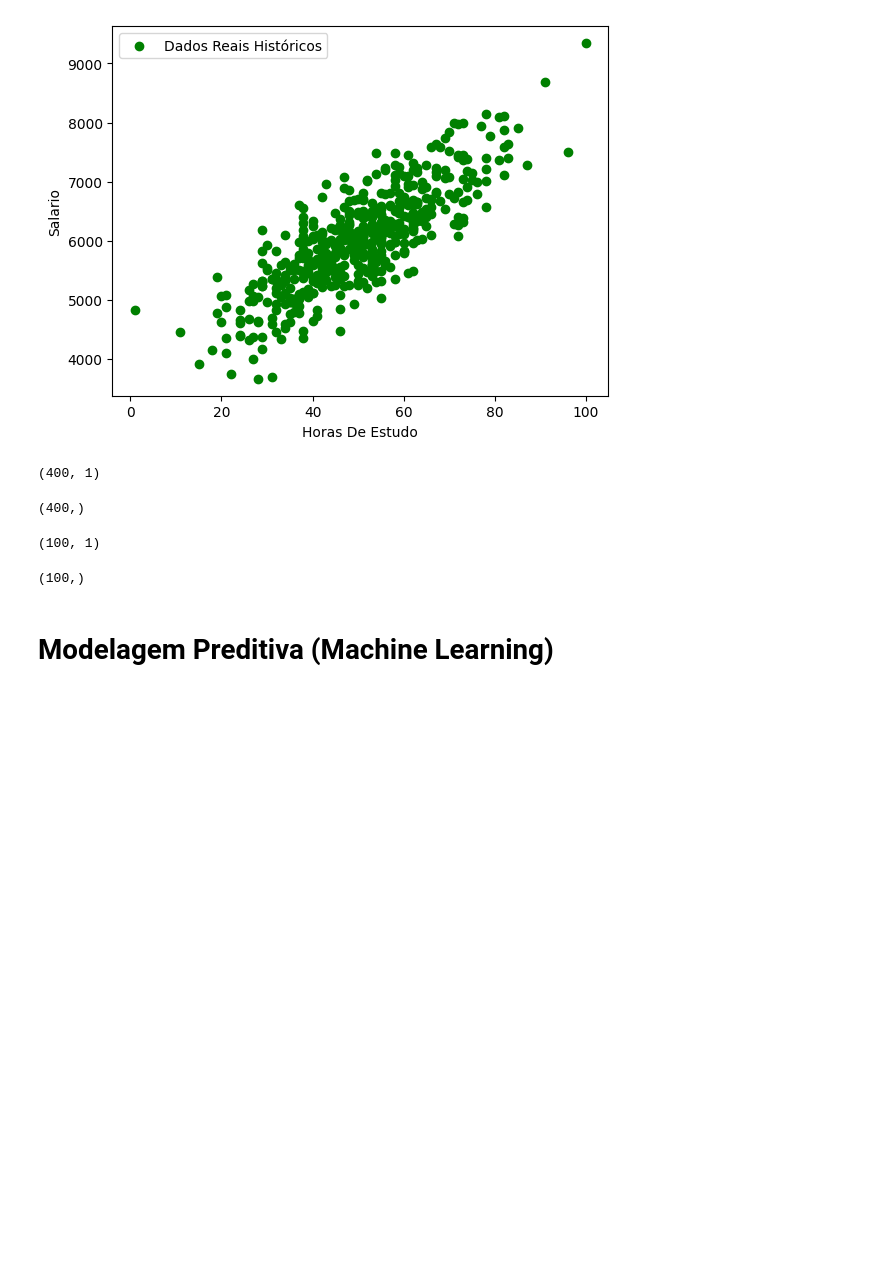
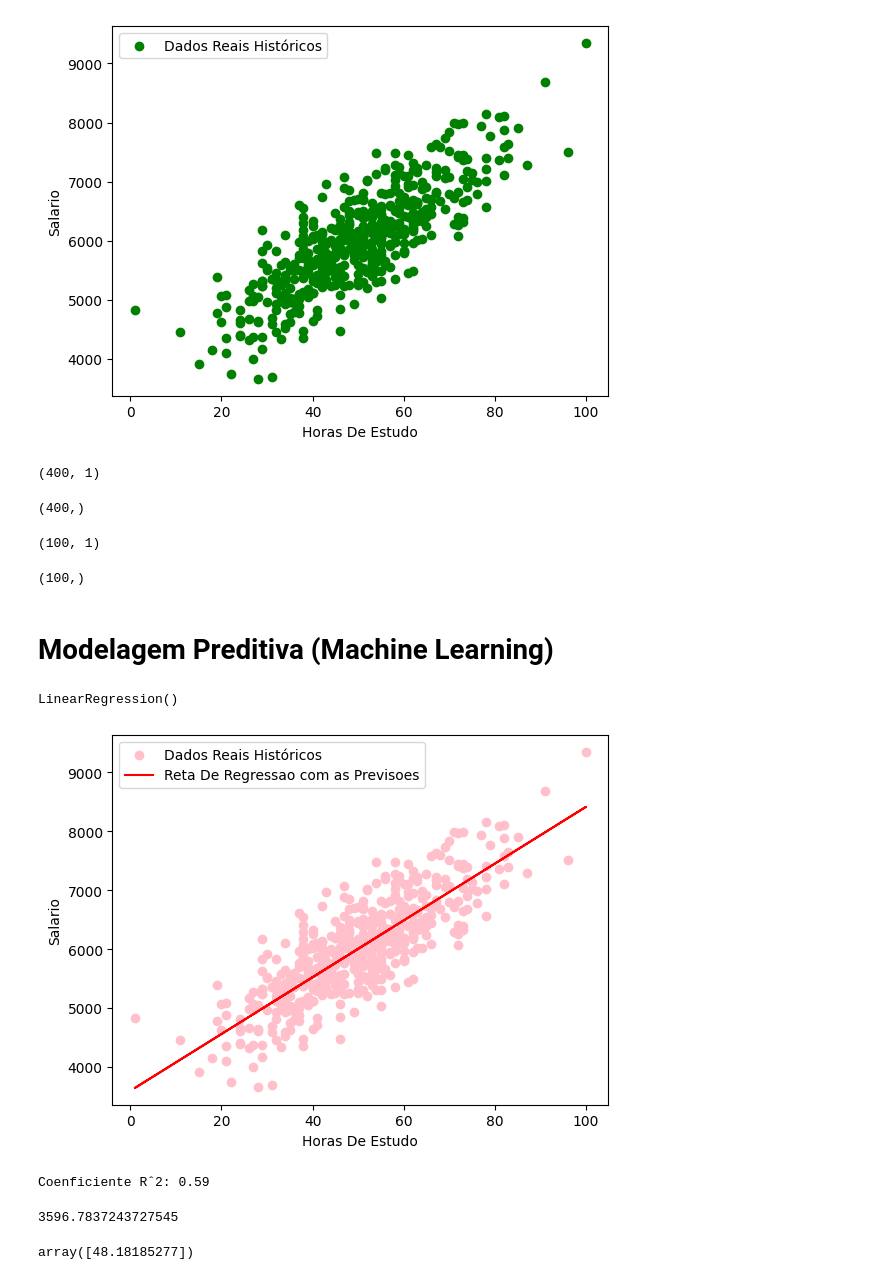
Before and after one commit to Vitoria-Rabelo/python_notebooks, a Jupyter notebook: 15_ScikitLearning/machineLearning.ipynb, the cells around one changed output. Cells and saved outputs as stored; diff of their text form; code cells hidden in the pictures; blank space fills up the shorter version.

```diff
--- a/15_ScikitLearning/machineLearning.ipynb
+++ b/15_ScikitLearning/machineLearning.ipynb
@@ -131,3 +131,35 @@ Y_teste.shape
 (100,)
 # %% [markdown]
 # Modelagem Preditiva (Machine Learning)
+# %%
+#Criando o modelo de Regressão Linear Simples:
+modelo = LinearRegression()
+# %%
+modelo.fit(X_treino, Y_treino)
+# %% [output]
+LinearRegression()
+# %%
+plt.scatter(X, Y, color = "pink", label = "Dados Reais Históricos")
+plt.plot(X, modelo.predict(X), color = "red", label = "Reta De Regressao com as Previsoes")
+plt.xlabel("Horas De Estudo")
+plt.ylabel("Salario")
+plt.legend()
+plt.show()
+# %% [output]
+[figure, added]
+# %%
+#Avalia modelo
+score = modelo.score(X_teste, Y_teste)
+print(f"Coenficiente Rˆ2: {score:.2f}")
+# %% [output]
+Coenficiente Rˆ2: 0.59
+# %%
+#Intercepto - parametro w0
+modelo.intercept_
+# %% [output]
+3596.7837243727545
+# %%
+#Slope - parametro w1
+modelo.coef_
+# %% [output]
+array([48.18185277])
```
